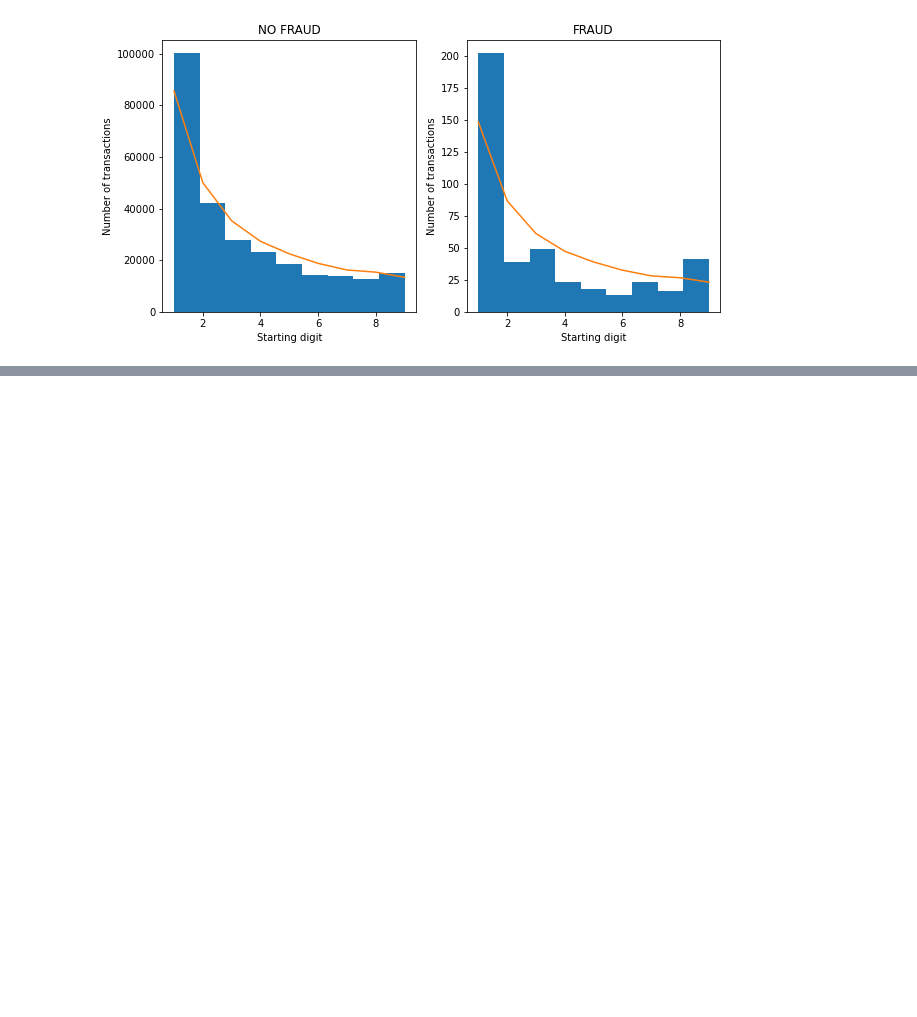
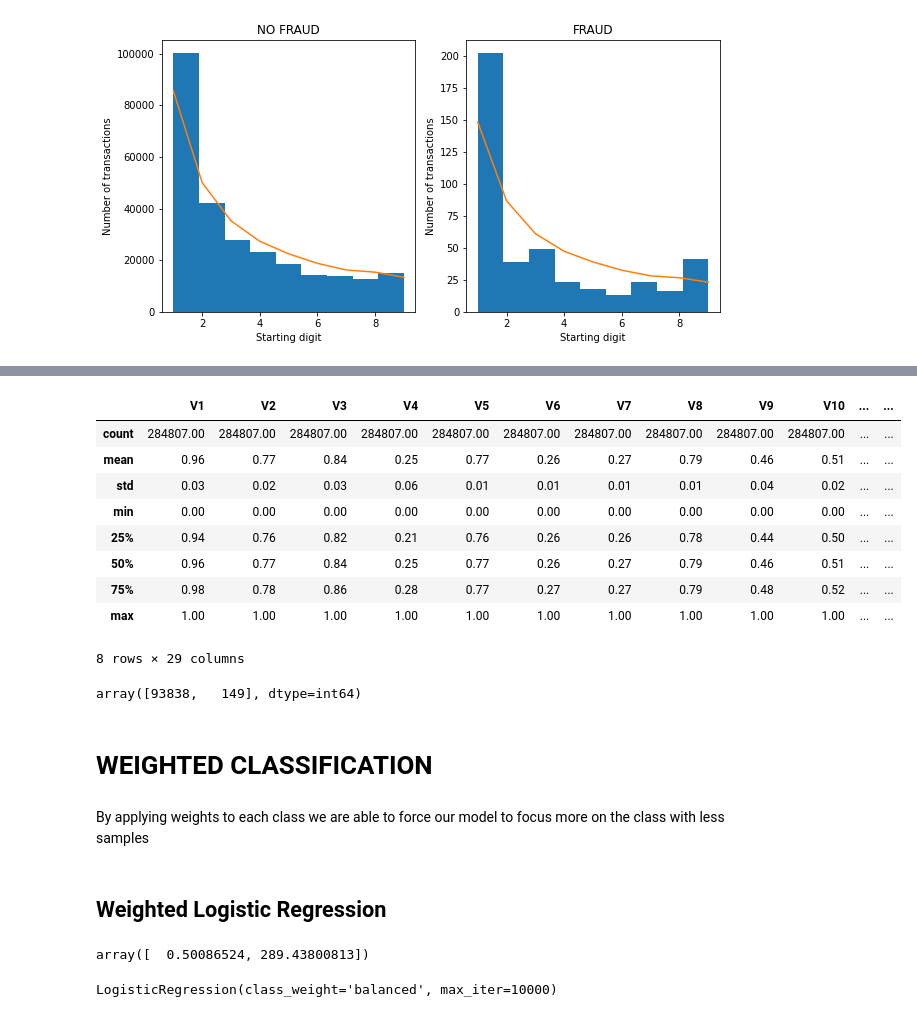
Before and after one commit to diegounzueta/Medium-Articles-, a Jupyter notebook: Fraud detection/Fraud Transactional Data.ipynb, the cells around one changed output, grey strips where cells are left out. Drawn from its saved outputs; the diff is of its cells as text; code cells hidden in the pictures; blank space fills up the shorter version.

```diff
--- a/Fraud detection/Fraud Transactional Data.ipynb
+++ b/Fraud detection/Fraud Transactional Data.ipynb
@@ -237,0 +294,23 @@ Text(0.5, 1.0, 'FRAUD')
+# %%
+df = df.drop("Time", axis = 1)
+# %%
+y = df["Class"].values
+X = df.drop("Class", axis = 1)
+
+#NORMALISE
+X = (X-X.min())/(X.max()-X.min()) # min max
+
+# X = (X - X.mean())/X.std().values #standard normalisation
+# %%
+X.describe().round(2)
+# %% [output]
+|  | V1 | V2 | V3 | V4 | V5 | V6 | V7 | V8 | V9 | V10 | ... | ... |
+| count | 284807.00 | 284807.00 | 284807.00 | 284807.00 | 284807.00 | 284807.00 | 284807.00 | 284807.00 | 284807.00 | 284807.00 | ... | ... |
+| mean | 0.96 | 0.77 | 0.84 | 0.25 | 0.77 | 0.26 | 0.27 | 0.79 | 0.46 | 0.51 | ... | ... |
+| std | 0.03 | 0.02 | 0.03 | 0.06 | 0.01 | 0.01 | 0.01 | 0.01 | 0.04 | 0.02 | ... | ... |
+| min | 0.00 | 0.00 | 0.00 | 0.00 | 0.00 | 0.00 | 0.00 | 0.00 | 0.00 | 0.00 | ... | ... |
+| 25% | 0.94 | 0.76 | 0.82 | 0.21 | 0.76 | 0.26 | 0.26 | 0.78 | 0.44 | 0.50 | ... | ... |
+| 50% | 0.96 | 0.77 | 0.84 | 0.25 | 0.77 | 0.26 | 0.27 | 0.79 | 0.46 | 0.51 | ... | ... |
+| 75% | 0.98 | 0.78 | 0.86 | 0.28 | 0.77 | 0.27 | 0.27 | 0.79 | 0.48 | 0.52 | ... | ... |
+| max | 1.00 | 1.00 | 1.00 | 1.00 | 1.00 | 1.00 | 1.00 | 1.00 | 1.00 | 1.00 | ... | ... |
+8 rows × 29 columns
@@ -237,0 +320,10 @@ Text(0.5, 1.0, 'FRAUD')
+# %%
+np.bincount(y_test)
+# %% [output]
+array([93838,   149], dtype=int64)
+# %% [markdown]
+# WEIGHTED CLASSIFICATION
+# %% [markdown]
+By applying weights to each class we are able to force our model to focus more on the class with less samples
+# %% [markdown]
+## Weighted Logistic Regression
@@ -237,0 +332,8 @@ Text(0.5, 1.0, 'FRAUD')
+# %%
+len(X) / (2 * np.bincount(y))
+# %% [output]
+array([  0.50086524, 289.43800813])
+# %%
+clf.fit(X_train, y_train)
+# %% [output]
+LogisticRegression(class_weight='balanced', max_iter=10000)
```
Also changed, not shown: parts of 42 cells of this notebook.
